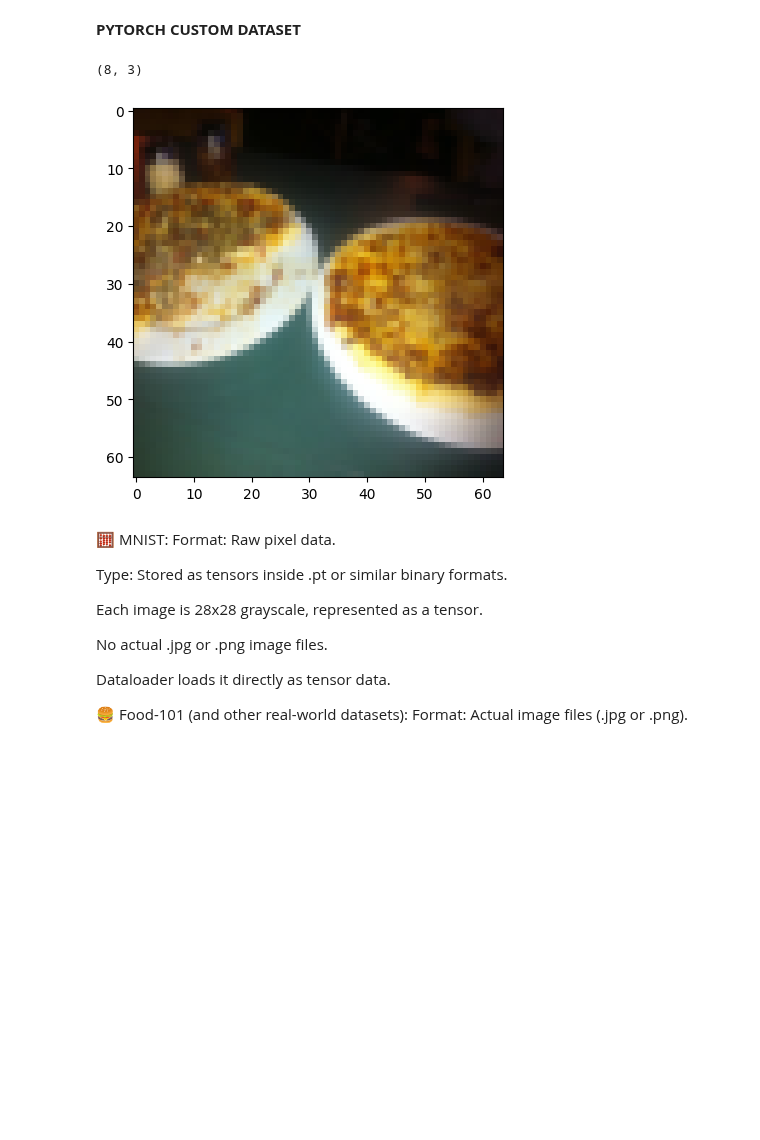
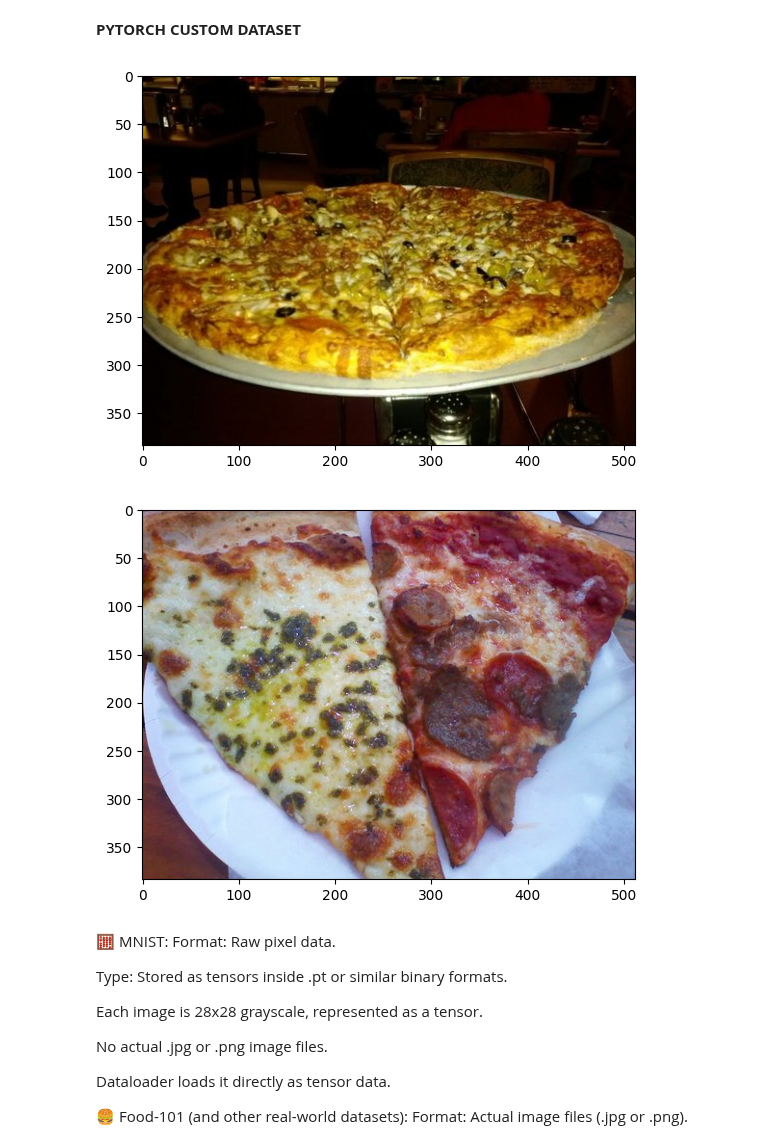
Before and after one commit to Shams-Simanto/PyTut, a Jupyter notebook: practice.ipynb, the cells around one changed output. Drawn from its saved outputs; the diff is of its cells as text; code cells hidden in the pictures; blank space fills up the shorter version.

```diff
--- a/practice.ipynb
+++ b/practice.ipynb
@@ -1770,12 +1770,21 @@ torch.manual_seed(42)
 
 imagePathList= list(path.glob('*/*/*.jpg')) # get all the images in the directory
 
-imagePathList
-
-plt.imshow(Image.open(imagePathList[100])) # show the first image in the list
+plt.figure()
+plt.imshow(Image.open(imagePathList[0])) # show the first image in the list
 
 
-imagePathList[100].parent.name # get the name of the parent directory (pizza, steak, sushi)
+path= Path('pizza_steak_sushi/train')
+images= list(path.glob('*/*.jpg'))
+
+image= Image.open(images[12])
+
+
+plt.figure()
+plt.imshow(image)
+
+
+imagePathList[0].parent.name # get the name of the parent directory (pizza, steak, sushi)
 
 
 Image.open(imagePathList[100]).size # get the size of the image (width, height)
@@ -1827,7 +1836,7 @@ test_data = datasets.ImageFolder(root='pizza_steak_sushi/test',
 
 # train_data[0][0].shape # torch.Size([3, 64, 64]) (3 channels, 64x64 pixels)
 
-plt.imshow(train_data[0][0].permute(1, 2, 0)) # show the first image in the training data
+# plt.imshow(train_data[0][0].permute(1, 2, 0)) # show the first image in the training data
 
 
 
@@ -1899,35 +1908,54 @@ train_loader = DataLoader(dataset=train_data,
 
 test_loader = DataLoader(dataset=test_data,
                         batch_size=32, # batch size of 32 samples
                         shuffle=False # do not shuffle the data
                         )
 
 
 
 
 train_loader_custom = DataLoader(dataset=train_data_custom,
                                  batch_size=32,
                                  shuffle=True
                                 )
 
 
 
 test_loader_custom= DataLoader(dataset=test_data_custom,
                                batch_size=32, # batch size of 32 samples
                                shuffle=False # do not shuffle the data
                               )
 
 
 
 # len(train_loader_custom), len(test_loader_custom) # 8,3
 
 
 
 ## DATA AUGMENTATION: PROCESS OF ARTIFICIALLY ADDING DIVERSITY TO TRAINING DATA
 # IMAGE ---> APPLYING VARIOUS TRANSFORMATION TO THE IMAGES
+
+# TRIVIAL AUGMENT EXAMPLE:
+
+
+
+data_transform_2 = transforms.Compose([
+    transforms.Resize((64, 64)),
+    transforms.TrivialAugmentWide(num_magnitude_bins=31), # num_magnitude_bins-->
+    # how intensely we want the augmentation to happen
+    transforms.ToTensor()
+])
+
+
+train_data_custom_2 = ImageFolderCustom(root_dir='pizza_steak_sushi/train',
+                                        transform=data_transform_2)
+
+
+test_data_custom_2 = ImageFolderCustom(root_dir='pizza_steak_sushi/test',
+                                       transform=data_transform_2)
 # %% [output]
-(8, 3)
-[figure, old version]
+[figure, new version]
+[figure, added]
 # %% [markdown]
 🧮 MNIST:
 Format: Raw pixel data.
```
Also changed, not shown: parts of 4 cells of this notebook, 1 other file.
